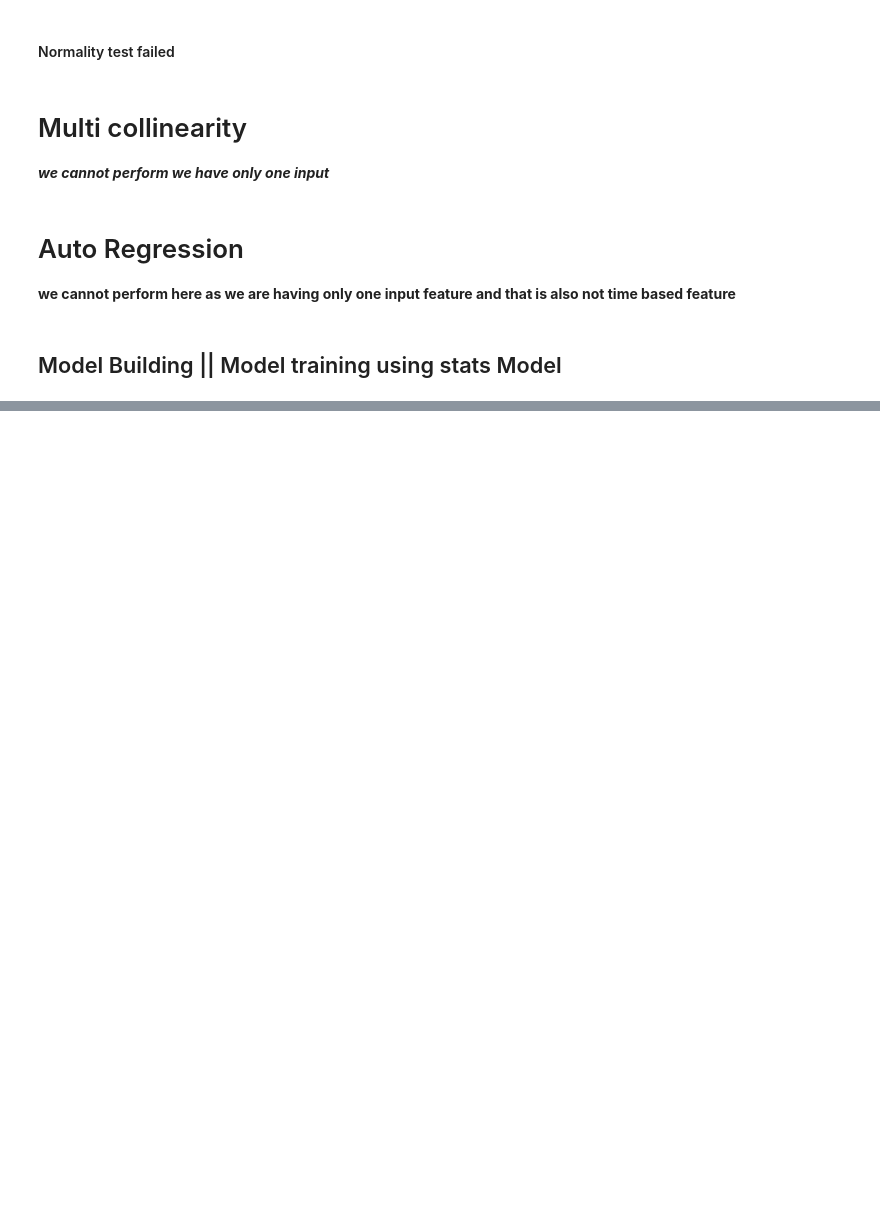
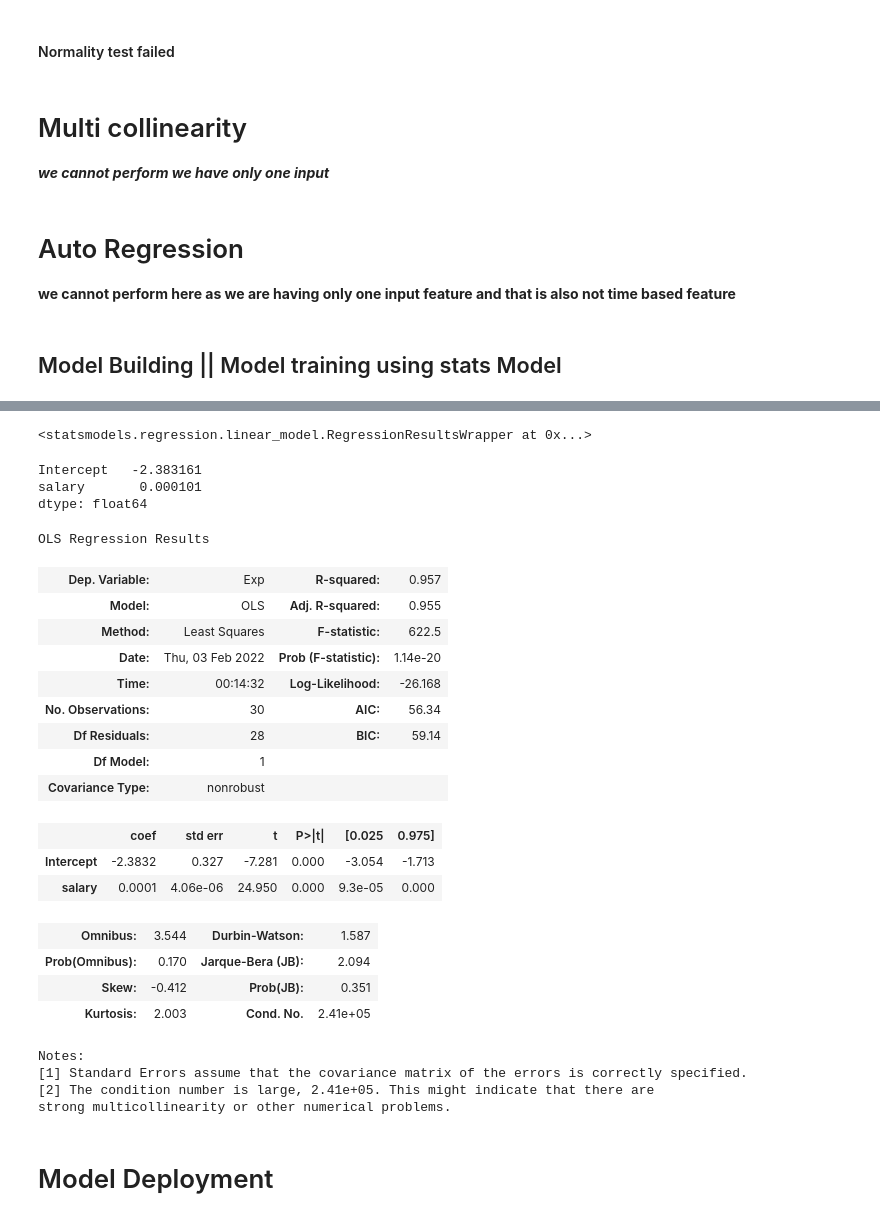
Before and after one commit to Navyakn26/Practice, a Jupyter notebook: Assignment_4_linear_regression(salary_hike).ipynb, the cells around one changed output, grey strips where cells are left out. Saved outputs shown, nothing was run; the diff lists cells and outputs as text; code cells hidden in the pictures; blank space fills up the shorter version.

```diff
--- a/Assignment_4_linear_regression(salary_hike).ipynb
+++ b/Assignment_4_linear_regression(salary_hike).ipynb
@@ -111,3 +124,6 @@ dtype: float64
 **we cannot perform here as we are having only one input feature and that is also not time  based feature**
 # %% [markdown]
 ## Model Building || Model training using stats Model
+# %%
+salary_data_df = pd.DataFrame(salary_data)
+salary_data_df
@@ -113,0 +148,39 @@ dtype: float64
+# %%
+salary_data_df.rename(columns={'YearsExperience' :'Exp','Salary':'salary'},inplace=True)
+# %%
+linear_model = smf.ols(formula ='Exp~salary',data=salary_data_df).fit()
+linear_model
+# %% [output]
+<statsmodels.regression.linear_model.RegressionResultsWrapper at 0x...>
+# %%
+linear_model.params
+# %% [output]
+Intercept   -2.383161
+salary       0.000101
+dtype: float64
+# %%
+linear_model.summary()
+# %% [output]
+OLS Regression Results
+| Dep. Variable: | Exp | R-squared: | 0.957 |
+| Model: | OLS | Adj. R-squared: | 0.955 |
+| Method: | Least Squares | F-statistic: | 622.5 |
+| Date: | Thu, 03 Feb 2022 | Prob (F-statistic): | 1.14e-20 |
+| Time: | 00:14:32 | Log-Likelihood: | -26.168 |
+| No. Observations: | 30 | AIC: | 56.34 |
+| Df Residuals: | 28 | BIC: | 59.14 |
+| Df Model: | 1 |  |  |
+| Covariance Type: | nonrobust |  |  |
+|  | coef | std err | t | P>|t| | [0.025 | 0.975] |
+| Intercept | -2.3832 | 0.327 | -7.281 | 0.000 | -3.054 | -1.713 |
+| salary | 0.0001 | 4.06e-06 | 24.950 | 0.000 | 9.3e-05 | 0.000 |
+| Omnibus: | 3.544 | Durbin-Watson: | 1.587 |
+| Prob(Omnibus): | 0.170 | Jarque-Bera (JB): | 2.094 |
+| Skew: | -0.412 | Prob(JB): | 0.351 |
+| Kurtosis: | 2.003 | Cond. No. | 2.41e+05 |
+Notes:
+[1] Standard Errors assume that the covariance matrix of the errors is correctly specified.
+[2] The condition number is large, 2.41e+05. This might indicate that there are
+strong multicollinearity or other numerical problems.
+# %% [markdown]
+# Model Deployment
```
Also changed, not shown: parts of 8 cells of this notebook.
